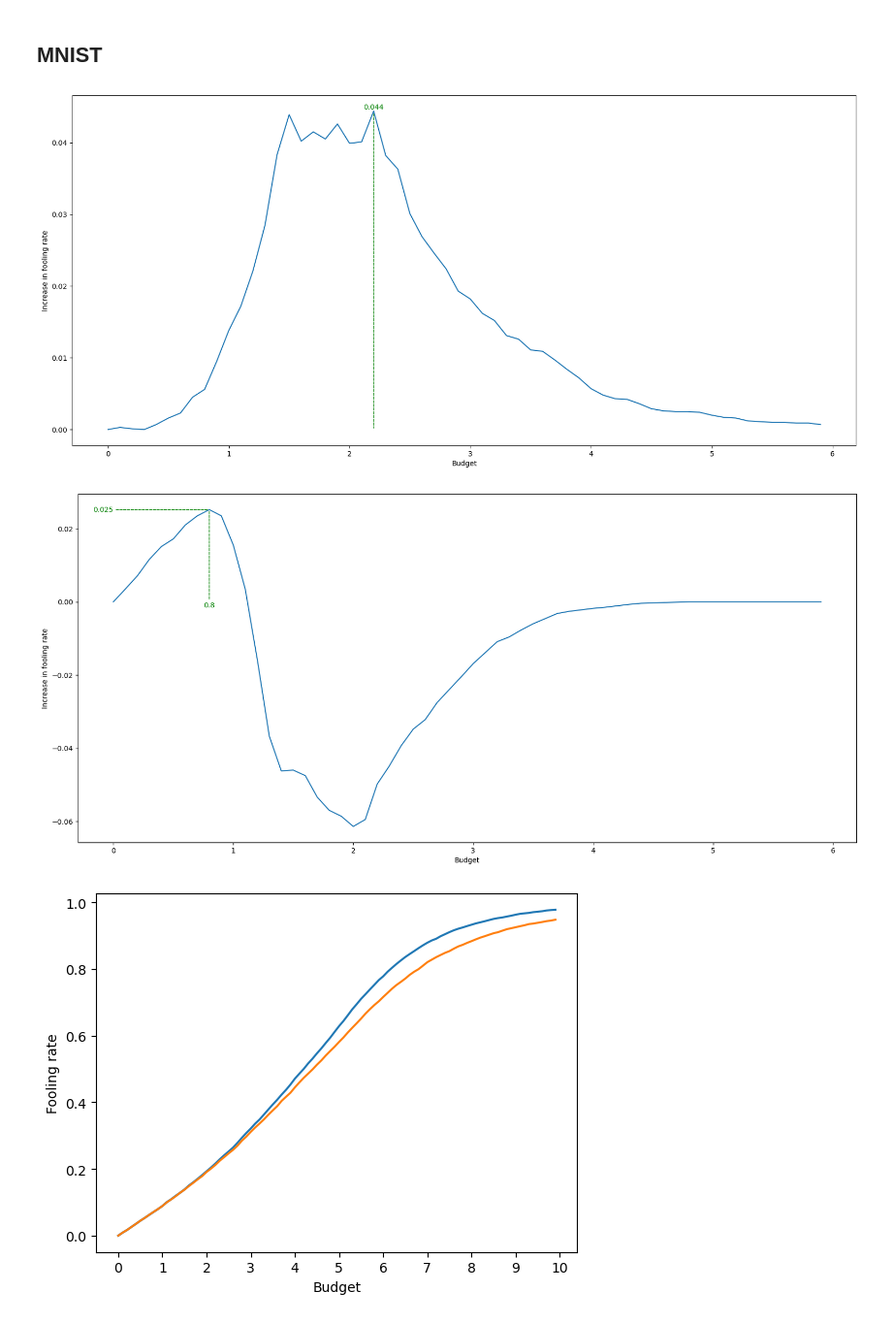
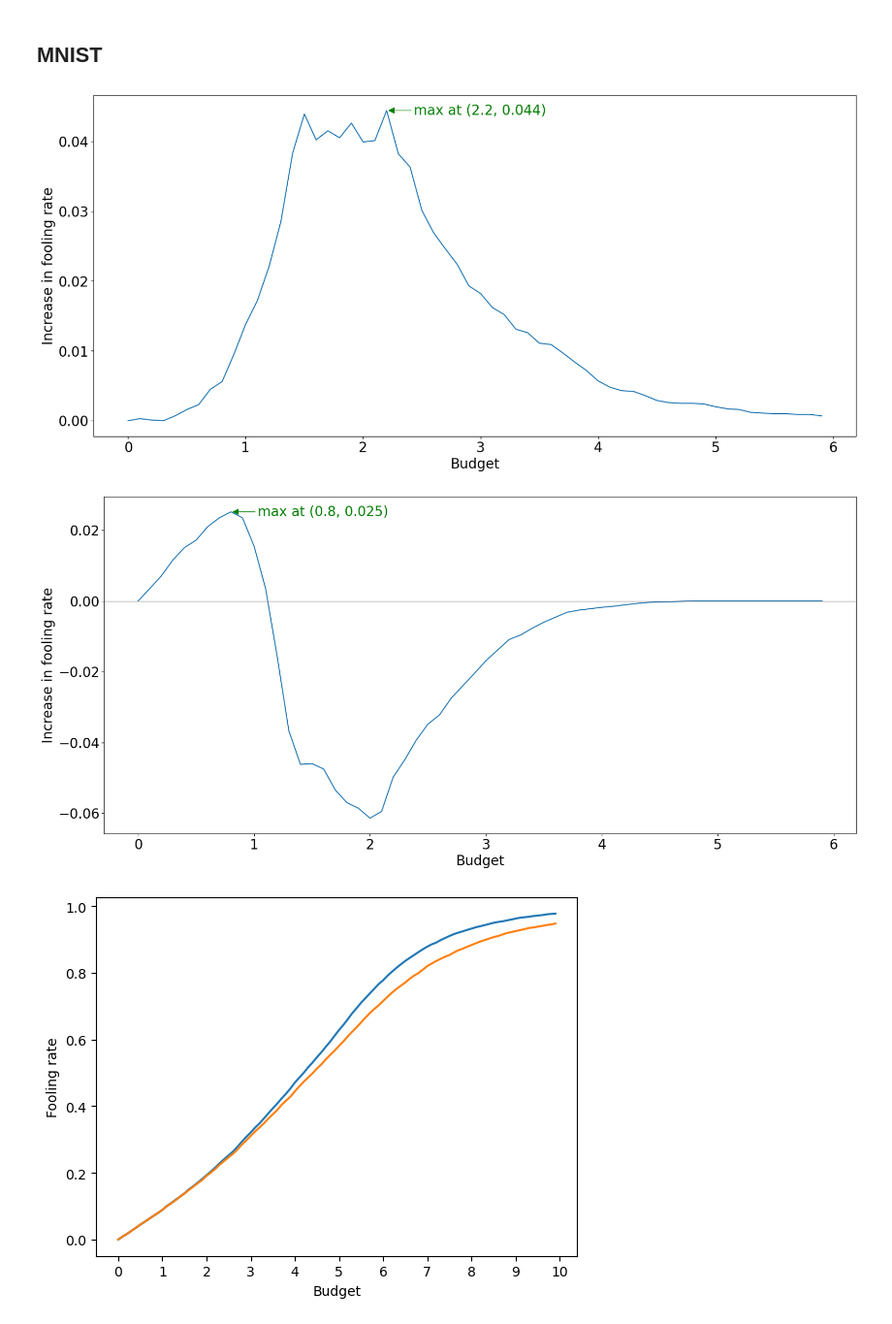
Before and after one commit to eliot-tron/CurvNetAttack, a Jupyter notebook: results_analysis.ipynb, the cells around one changed output. Shown: that part at 97% size. Drawn from its saved outputs; the diff is of its cells as text; code cells hidden in the pictures.

Commit message:
some plots improvement

```diff
--- a/results_analysis.ipynb
+++ b/results_analysis.ipynb
@@ -3,6 +3,8 @@
 # %%
 import torch
 import matplotlib.pyplot as plt
+# %%
+plt.rcParams.update({'font.size': 20})
 # %% [markdown]
 ## MNIST
 # %%
@@ -17,20 +19,24 @@ fr_TSSA, fr_OSSA, fr_AA = torch.tensor(fr_TSSA), torch.tensor(fr_OSSA), torch.te
 # %%
 fr_diff = fr_TSSA - fr_OSSA
 max_index = torch.argmax(fr_diff)
 max_budget = budget[max_index]
 max_diff = fr_diff[max_index]
 
+
 plt.figure(figsize=(20,9))
 plt.plot(budget, fr_diff)
 plt.xlabel('Budget')
 plt.ylabel('Increase in fooling rate')
 plt.xticks(range(0,7))
-plt.annotate(text=f'{max_diff:.3f}', ha = "center", va="bottom", xy=(max_budget, 0.), xytext=(max_budget, max_diff), arrowprops={'arrowstyle': '-', 'color': 'green', 'ls': '--'}, color = 'green')
+plt.annotate(text=f'max at ({max_budget:.1f}, {max_diff:.3f})', ha='left', va='center', xy=(max_budget, max_diff), color="green", textcoords=('offset fontsize'), xytext=(2, 0), arrowprops={'color': 'green', 'arrowstyle': '-|>'},)
+# plt.annotate(text=f'{max_diff:.3f}', ha = "center", va="bottom", xy=(max_budget, 0.), xytext=(max_budget, max_diff), arrowprops={'arrowstyle': '-', 'color': 'green', 'ls': '--'}, color = 'green')
+# plt.annotate(text=f'{max_diff:.3f}', ha = "right", va="center", xy=(max_budget, max_diff), xytext=(0., max_diff), arrowprops={'arrowstyle': '-', 'color': 'green', 'ls': '--'}, color = 'green')
+# plt.annotate(text=f'{max_budget:.1f}', ha = "center", va="top", xy=(max_budget, max_diff), xytext=(max_budget, 0.), arrowprops={'arrowstyle': '-', 'color': 'green', 'ls': '--'}, color = 'green')
 # plt.savefig('./output/Dormammu/MNIST/fooling_rates_increase_plain.pdf', transparent=True, dpi=None)
 plt.savefig(f'./output/Thanos/MNIST/fooling-rates/fooling_rates_increase_nsample=10000_nl={non_linearity}_tssa-ossa_plain.pdf', transparent=True, dpi=None)
 plt.show()
 # %% [output]
-[figure, old version]
+[figure, new version]
 # %%
 fr_diff = fr_TSSA - fr_AA
 max_index = torch.argmax(fr_diff)
@@ -42,14 +48,17 @@ plt.plot(budget, fr_diff)
 plt.xlabel('Budget')
 plt.ylabel('Increase in fooling rate')
 plt.xticks(range(0,7))
+plt.axhline(0, color='grey', lw='1')
 # plt.annotate(text=f'{max_diff:.3f}', ha = "center", va="bottom", xy=(max_budget, 0.), xytext=(max_budget, max_diff), arrowprops={'arrowstyle': '-', 'color': 'green', 'ls': '--'}, color = 'green')
-plt.annotate(text=f'{max_diff:.3f}', ha = "right", va="center", xy=(max_budget, max_diff), xytext=(0., max_diff), arrowprops={'arrowstyle': '-', 'color': 'green', 'ls': '--'}, color = 'green')
-plt.annotate(text=f'{max_budget:.1f}', ha = "center", va="top", xy=(max_budget, max_diff), xytext=(max_budget, 0.), arrowprops={'arrowstyle': '-', 'color': 'green', 'ls': '--'}, color = 'green')
+plt.annotate(text=f'max at ({max_budget:.1f}, {max_diff:.3f})', ha='left', va='center', xy=(max_budget, max_diff), color="green", textcoords=('offset fontsize'), xytext=(2, 0), arrowprops={'color': 'green', 'arrowstyle': '-|>'},)
+# plt.plot(max_budget, max_diff, "go")
+# plt.annotate(text=f'{max_diff:.3f}', ha = "right", va="center", xy=(max_budget, max_diff), xytext=(0., max_diff), arrowprops={'arrowstyle': '-', 'color': 'green', 'ls': '--'}, color = 'green')
+# plt.annotate(text=f'{max_budget:.1f}', ha = "center", va="top", xy=(max_budget, max_diff), xytext=(max_budget, 0.), arrowprops={'arrowstyle': '-', 'color': 'green', 'ls': '--'}, color = 'green')
 # plt.savefig('./output/Dormammu/MNIST/fooling_rates_increase_plain.pdf', transparent=True, dpi=None)
 plt.savefig(f'./output/Thanos/MNIST/fooling-rates/fooling_rates_increase_nsample=10000_nl={non_linearity}_tssa-aa_plain.pdf', transparent=True, dpi=None)
 plt.show()
 # %% [output]
-[figure, old version]
+[figure, new version]
 # %%
 plt.plot(budget, fr_TSSA, label="TwoStepSpectralAttack")
 plt.plot(budget, fr_OSSA, label="OneStepSpectralAttack")
```
Also changed, not shown: parts of 18 cells of this notebook.
